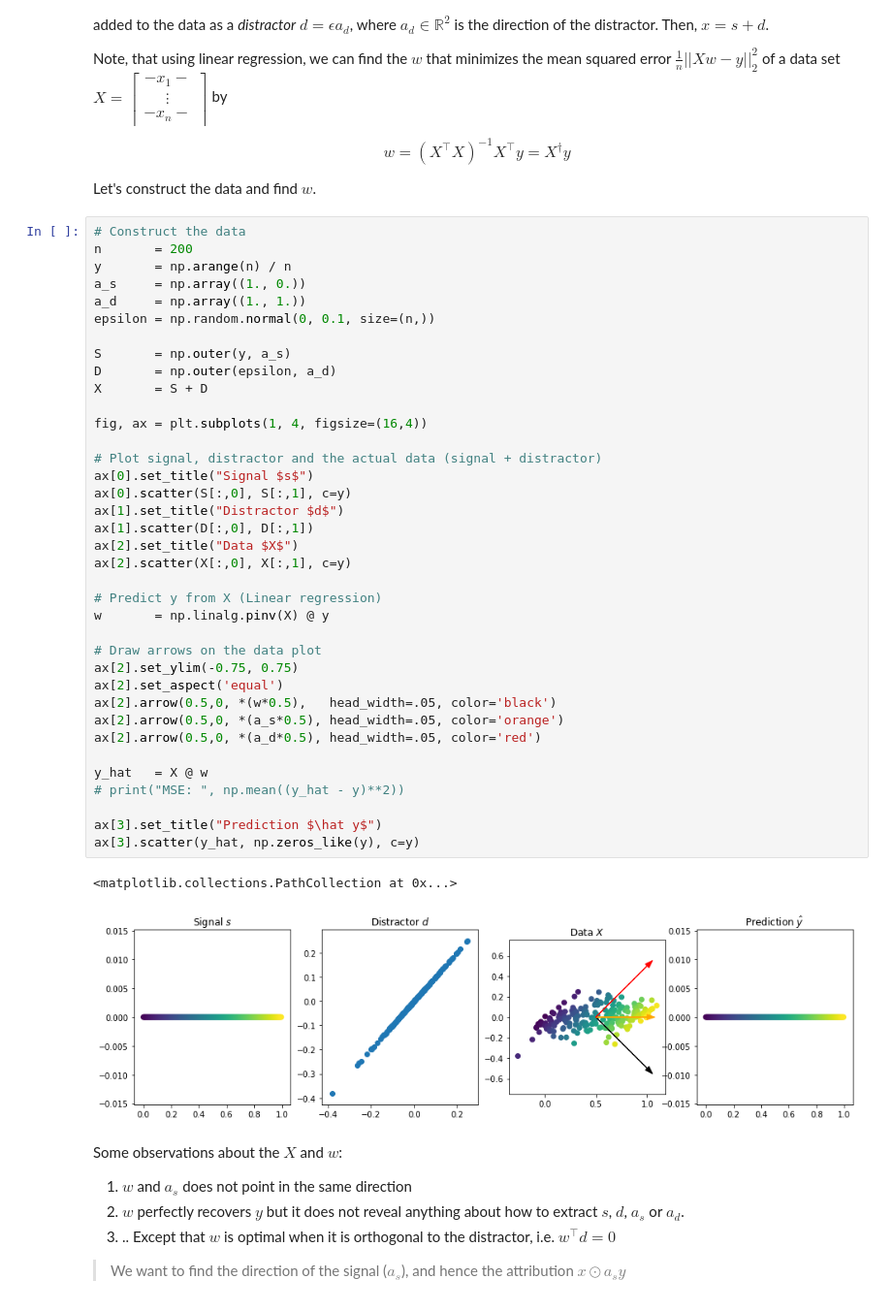
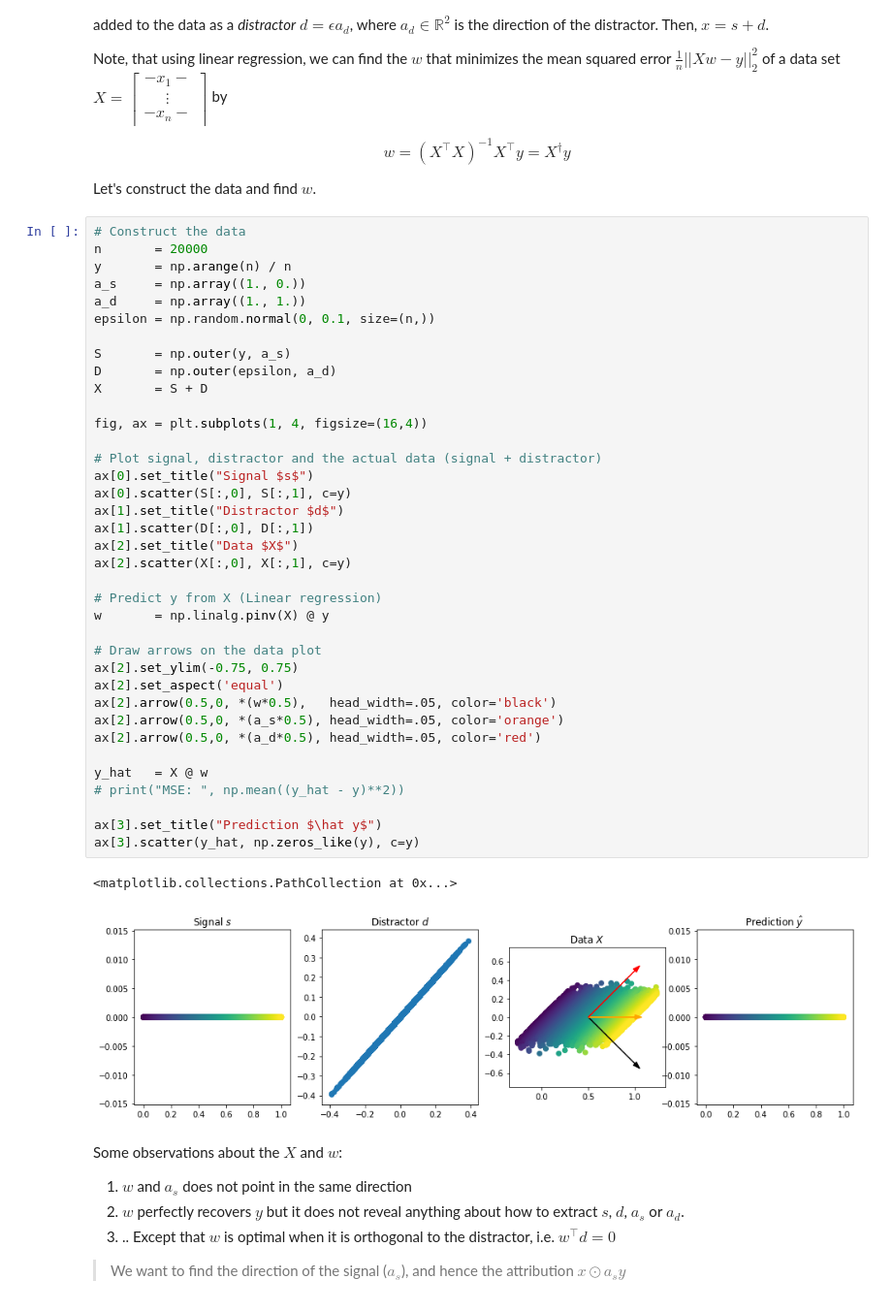
Before and after one commit to fhvilshoj/PatternNetPresentation, a Jupyter notebook: presentation.ipynb, the cells around one changed output. Shown at 97% size. Saved outputs shown, nothing was run; the diff lists cells and outputs as text.

```diff
--- a/presentation.ipynb
+++ b/presentation.ipynb
@@ -63,7 +63,7 @@ $$
 Let's construct the data and find $w$.
 # %%
 # Construct the data
-n       = 200
+n       = 20000
 y       = np.arange(n) / n
 a_s     = np.array((1., 0.))
 a_d     = np.array((1., 1.))
@@ -73,34 +73,34 @@ S       = np.outer(y, a_s)
 D       = np.outer(epsilon, a_d)
 X       = S + D
 
 fig, ax = plt.subplots(1, 4, figsize=(16,4))
 
 # Plot signal, distractor and the actual data (signal + distractor)
 ax[0].set_title("Signal $s$")
 ax[0].scatter(S[:,0], S[:,1], c=y)
 ax[1].set_title("Distractor $d$")
 ax[1].scatter(D[:,0], D[:,1])
 ax[2].set_title("Data $X$")
 ax[2].scatter(X[:,0], X[:,1], c=y)
 
 # Predict y from X (Linear regression)
 w       = np.linalg.pinv(X) @ y
 
 # Draw arrows on the data plot
 ax[2].set_ylim(-0.75, 0.75)
 ax[2].set_aspect('equal')
 ax[2].arrow(0.5,0, *(w*0.5),   head_width=.05, color='black')
 ax[2].arrow(0.5,0, *(a_s*0.5), head_width=.05, color='orange')
 ax[2].arrow(0.5,0, *(a_d*0.5), head_width=.05, color='red')
 
 y_hat   = X @ w
 # print("MSE: ", np.mean((y_hat - y)**2))
 
 ax[3].set_title("Prediction $\hat y$")
 ax[3].scatter(y_hat, np.zeros_like(y), c=y)
 # %% [output]
 <matplotlib.collections.PathCollection at 0x...>
-[figure, old version]
+[figure, new version]
 # %% [markdown]
 Some observations about the $X$ and $w$:
 1. $w$ and $a_s$ does not point in the same direction
```
Also changed, not shown: parts of 1 cell of this notebook.
